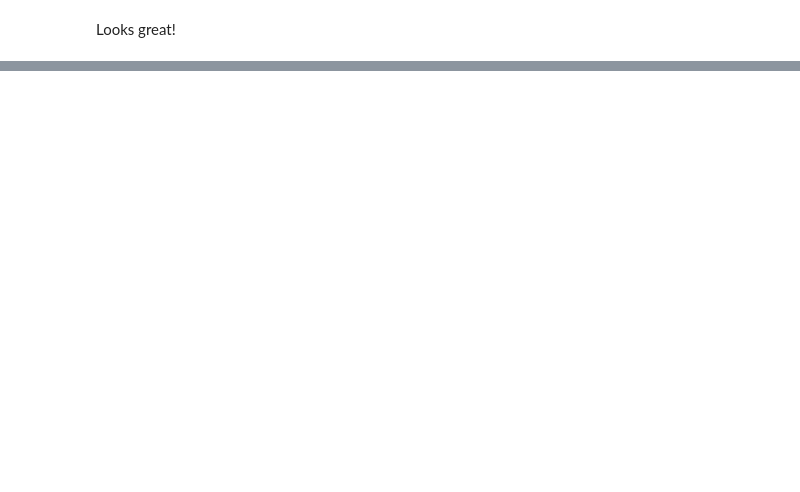
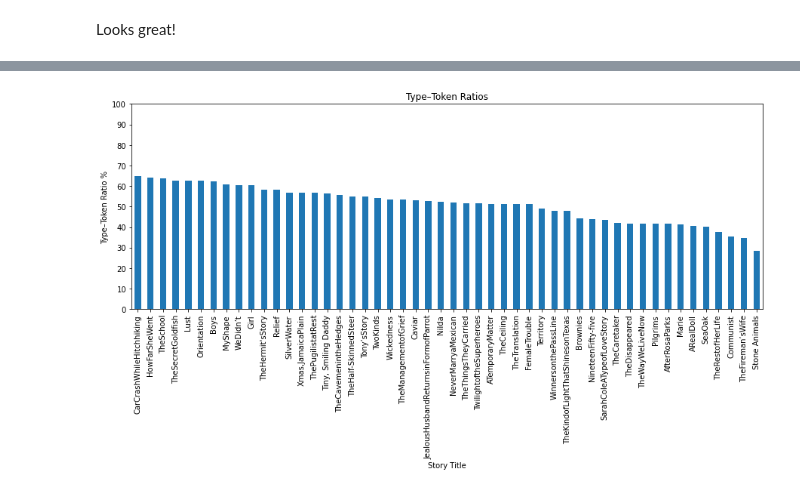
Before and after one commit to ucdavisdatalab/workshop_getting_started_with_textual_data, a Jupyter notebook: _sources/04_corpus-analytics.ipynb, the cells around one changed output, grey strips where cells are left out. Drawn from its saved outputs; the diff is of its cells as text; code cells hidden in the pictures; blank space fills up the shorter version.

Commit message:
Update documentation

```diff
--- a/_sources/04_corpus-analytics.ipynb
+++ b/_sources/04_corpus-analytics.ipynb
@@ -191,0 +204,10 @@ Looks great!
+# %%
+from sklearn.feature_extraction.text import CountVectorizer
+
+count_vectorizer = CountVectorizer()
+vectorized = count_vectorizer.fit_transform(corpus)
+
+print(
+    f"Shape of our document-term matrix: {vectorized.shape},",
+    f"or {vectorized.shape[0]} documents and {vectorized.shape[1]} words"
+)
@@ -191,0 +221,3 @@ Looks great!
+# %%
+dtm = pd.DataFrame(vectorized.toarray())
+dtm.iloc[:5,:15]
@@ -191,0 +238,4 @@ Looks great!
+# %%
+dtm.columns = count_vectorizer.get_feature_names_out()
+dtm.index = manifest['TITLE']
+dtm.iloc[:5,:15]
@@ -191,0 +256,18 @@ Looks great!
+# %%
+import numpy as np
+
+manifest = manifest.assign(NUM_TOKENS = dtm.T.apply(sum).values)
+manifest = manifest.assign(NUM_TYPES = dtm.T.apply(np.count_nonzero).values)
+manifest = manifest.assign(TTR = (manifest['NUM_TYPES'] / manifest['NUM_TOKENS']) * 100)
+# %%
+manifest.sort_values('TTR', ascending = False).plot.bar(figsize = (15,5),
+                                                        x = 'TITLE',
+                                                        y = 'TTR',
+                                                        title = 'Type–Token Ratios',
+                                                        legend = None,
+                                                        xlabel = 'Story Title',
+                                                        ylabel = 'Type–Token Ratio %',
+                                                        yticks = range(0, 110, 10)
+                                                       );
+# %% [output]
+[figure, added]
```
Also changed, not shown: parts of 24 cells of this notebook, 8 other files.
